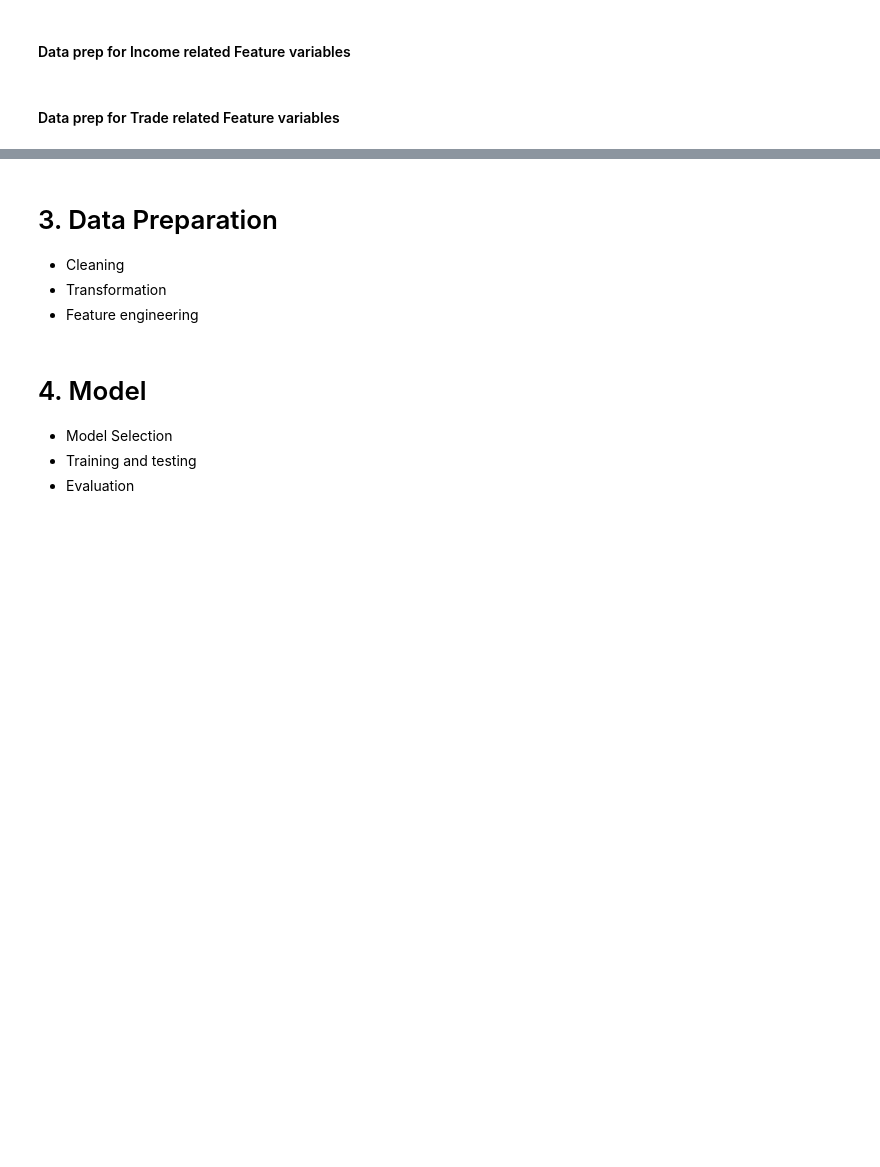
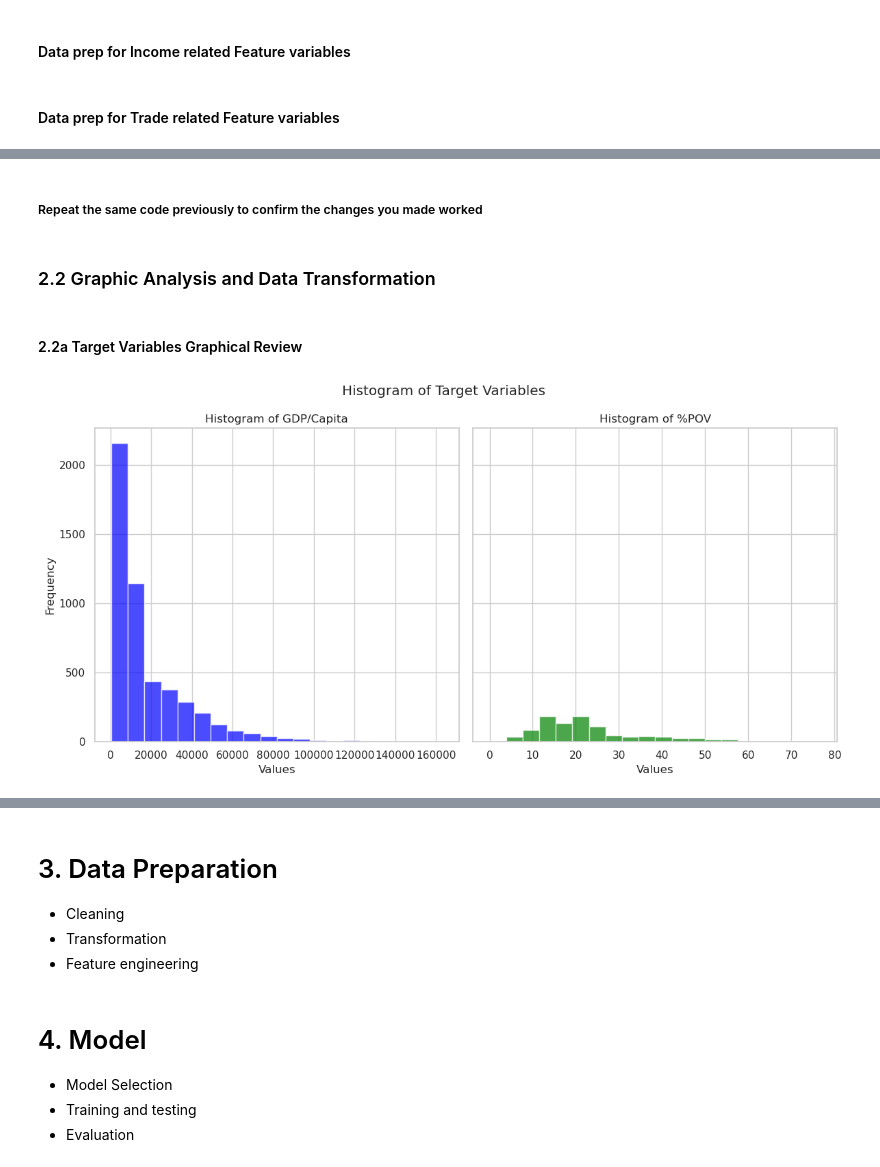
Before and after one commit to te-ex153/Projects, a Jupyter notebook: Country23.ipynb, the cells around one changed output, grey strips where cells are left out. Drawn from its saved outputs; the diff is of its cells as text; code cells hidden in the pictures; blank space fills up the shorter version.

Commit message:
Add files via upload
completed the initial graphical analysis for all of the variables

```diff
--- a/Country23.ipynb
+++ b/Country23.ipynb
@@ -336,0 +398,2 @@ compare_areas.to_csv('compare_areas.csv', index=False)
+# %% [markdown]
+##### Repeat the same code previously to confirm the changes you made worked
@@ -336,0 +480,30 @@ compare_areas.to_csv('compare_areas.csv', index=False)
+# %% [markdown]
+### 2.2 Graphic Analysis and Data Transformation
+# %% [markdown]
+#### 2.2a Target Variables Graphical Review
+# %%
+df_economy2 = pd.read_csv('https://raw.githubusercontent.com/te-ex153/Data/refs/heads/main/df_economy2.csv')
+
+import seaborn as sns
+import matplotlib.pyplot as plt
+
+###### create a figure and axis objects
+fig, ax = plt.subplots(1, 2, figsize=(12, 6), sharey=True)
+
+####### plot histogram for GDP
+ax[0].hist(df_economy2['gdp'], bins=20, color='blue', alpha=0.7)
+ax[0].set_title(f'Histogram of GDP/Capita')
+ax[0].set_xlabel('Values')
+ax[0].set_ylabel('Frequency')
+
+####### plot histogram for %POV
+ax[1].hist(df_economy2['%pov'], bins=20, color='green', alpha=0.7)
+ax[1].set_title(f'Histogram of %POV')
+ax[1].set_xlabel('Values')
+
+fig.suptitle('Histogram of Target Variables')
+
+plt.tight_layout()
+plt.show()
+# %% [output]
+[figure, added]
```
Also changed, not shown: parts of 17 cells of this notebook.
